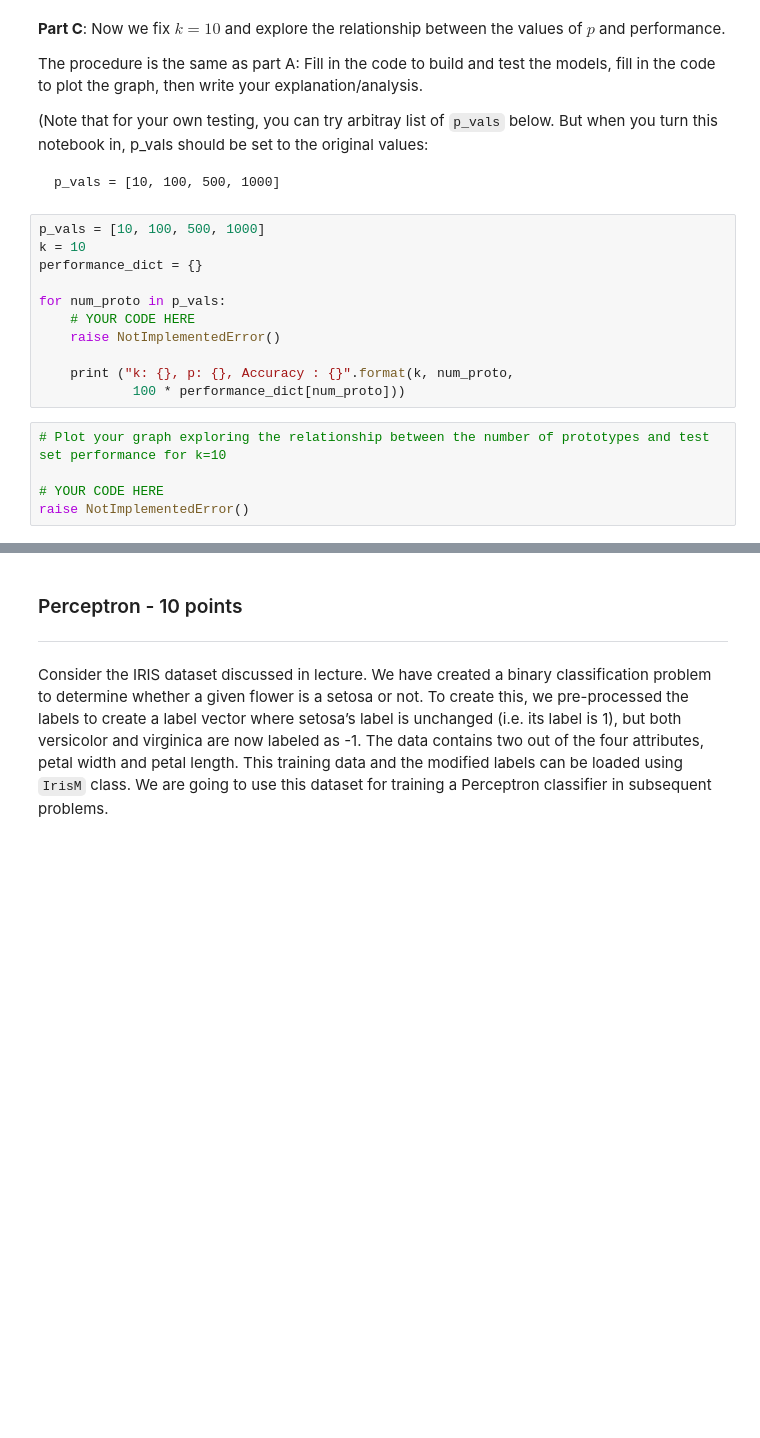
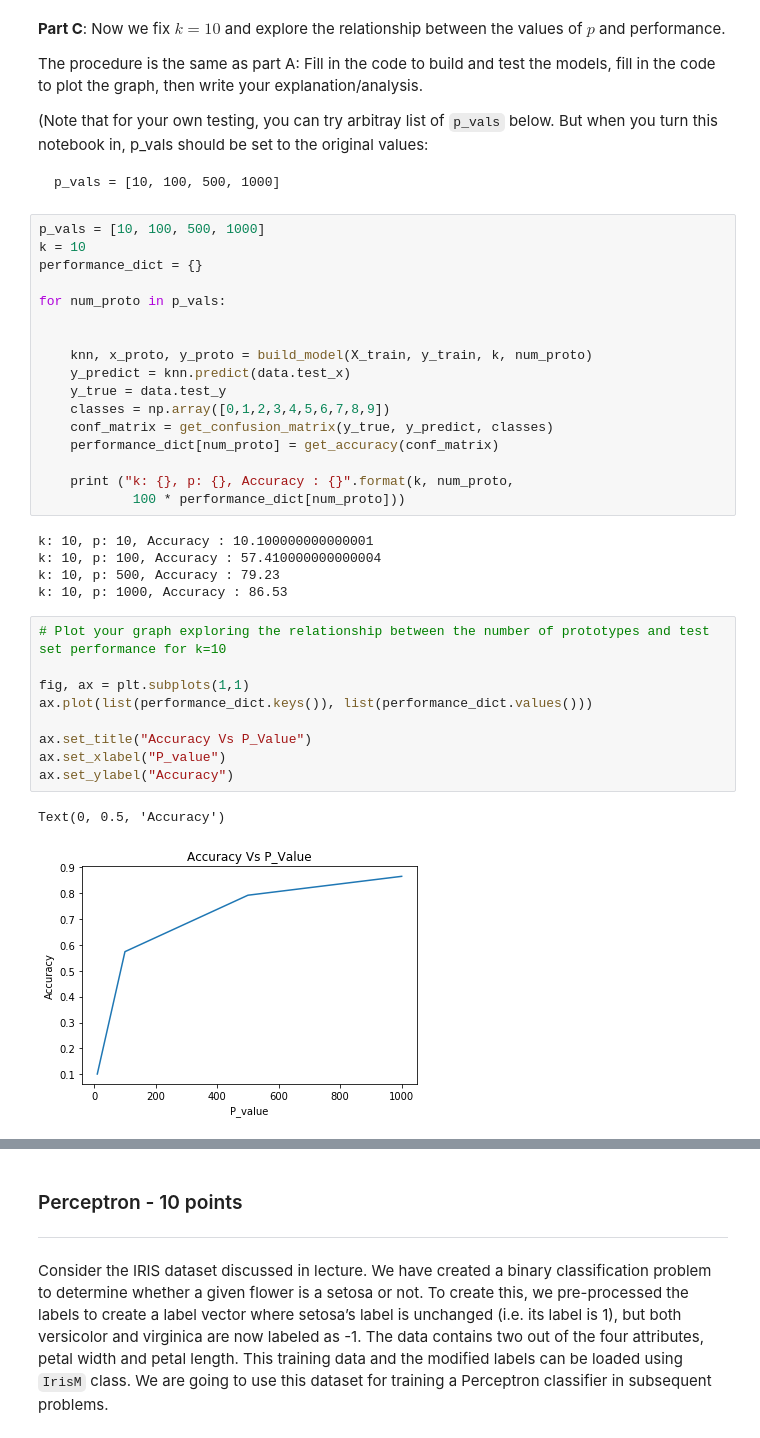
Before and after one commit to Calvin-Zikakis/Machine-Learning, a Jupyter notebook: hw1.ipynb, the cells around one changed output, grey strips where cells are left out. Drawn from its saved outputs; the diff is of its cells as text; blank space fills up the shorter version.

```diff
--- a/hw1.ipynb
+++ b/hw1.ipynb
@@ -448,16 +490,34 @@ k = 10
 performance_dict = {}
 
 for num_proto in p_vals:
-    # YOUR CODE HERE
-    raise NotImplementedError()
+
+
+    knn, x_proto, y_proto = build_model(X_train, y_train, k, num_proto)
+    y_predict = knn.predict(data.test_x)
+    y_true = data.test_y
+    classes = np.array([0,1,2,3,4,5,6,7,8,9])
+    conf_matrix = get_confusion_matrix(y_true, y_predict, classes)
+    performance_dict[num_proto] = get_accuracy(conf_matrix)
 
     print ("k: {}, p: {}, Accuracy : {}".format(k, num_proto,
             100 * performance_dict[num_proto]))
+# %% [output]
+k: 10, p: 10, Accuracy : 10.100000000000001
+k: 10, p: 100, Accuracy : 57.410000000000004
+k: 10, p: 500, Accuracy : 79.23
+k: 10, p: 1000, Accuracy : 86.53
 # %%
 # Plot your graph exploring the relationship between the number of prototypes and test set performance for k=10
 
-# YOUR CODE HERE
-raise NotImplementedError()
+fig, ax = plt.subplots(1,1)
+ax.plot(list(performance_dict.keys()), list(performance_dict.values()))
+
+ax.set_title("Accuracy Vs P_Value")
+ax.set_xlabel("P_value")
+ax.set_ylabel("Accuracy")
+# %% [output]
+Text(0, 0.5, 'Accuracy')
+[figure, added]
 # %% [markdown]
 Write your analysis here (2-3 sentances). No more than a short paragraph.
 
```
Also changed, not shown: parts of 35 cells of this notebook.
